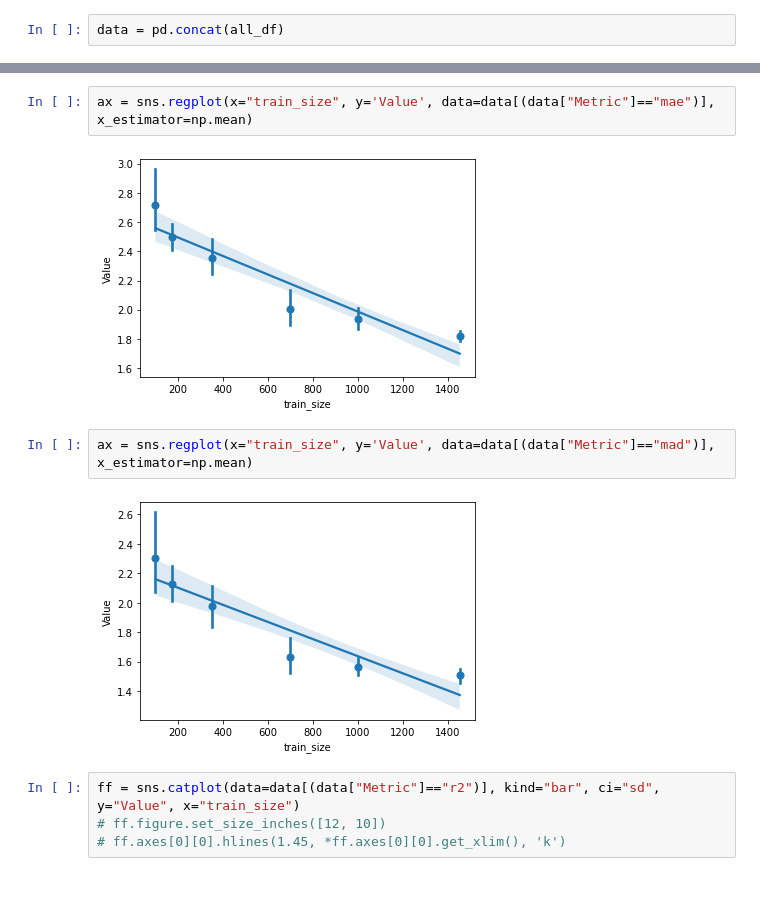
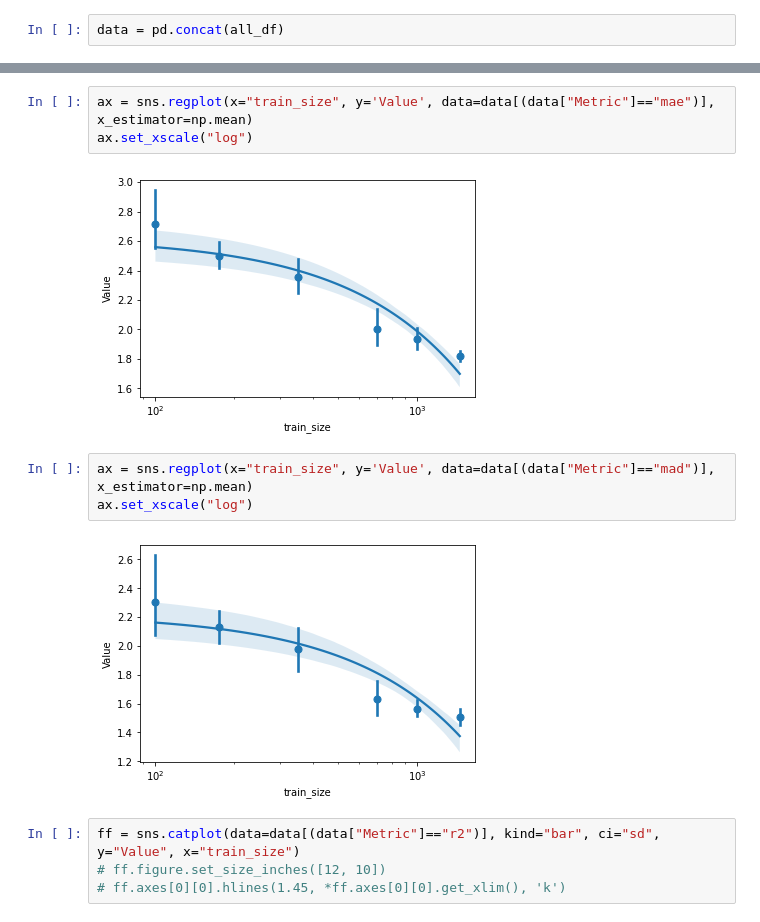
Before and after one commit to arokem/afq-deep-learning, a Jupyter notebook: notebooks/20220706-lenet-plot.ipynb, the cells around one changed output, grey strips where cells are left out. Drawn from its saved outputs; the diff is of its cells as text; blank space fills up the shorter version.

```diff
--- a/notebooks/20220706-lenet-plot.ipynb
+++ b/notebooks/20220706-lenet-plot.ipynb
@@ -20,11 +21,13 @@ ax = sns.regplot(x="train_size", y='Value', data=data[(data["Metric"]=="r2")], x
 # %%
 ax = sns.regplot(x="train_size", y='Value', data=data[(data["Metric"]=="mae")], x_estimator=np.mean)
+ax.set_xscale("log")
 # %% [output]
-[figure, old version]
+[figure, new version]
 # %%
 ax = sns.regplot(x="train_size", y='Value', data=data[(data["Metric"]=="mad")], x_estimator=np.mean)
+ax.set_xscale("log")
 # %% [output]
-[figure, old version]
+[figure, new version]
 # %%
 ff = sns.catplot(data=data[(data["Metric"]=="r2")], kind="bar", ci="sd", y="Value", x="train_size")
 # ff.figure.set_size_inches([12, 10])
```
Also changed, not shown: parts of 2 cells of this notebook, 4 other files.
